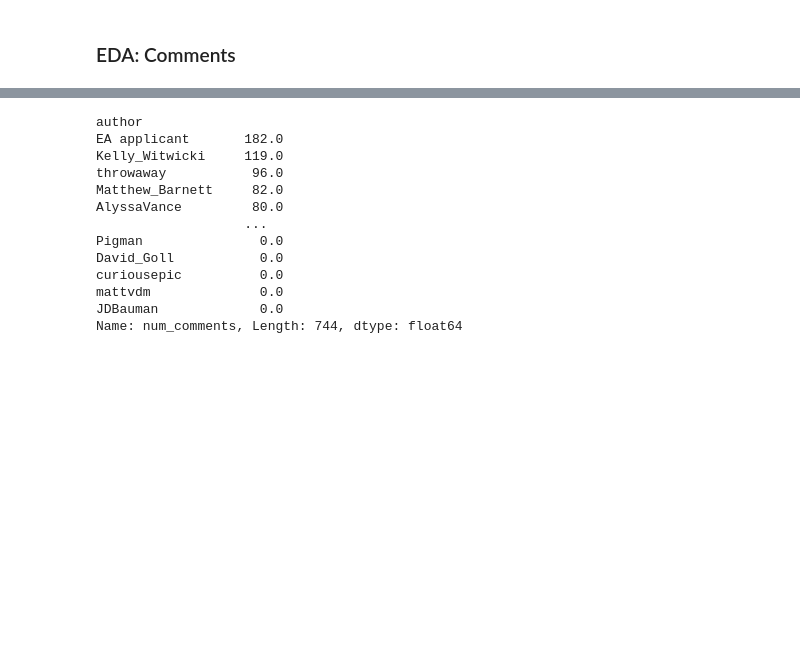
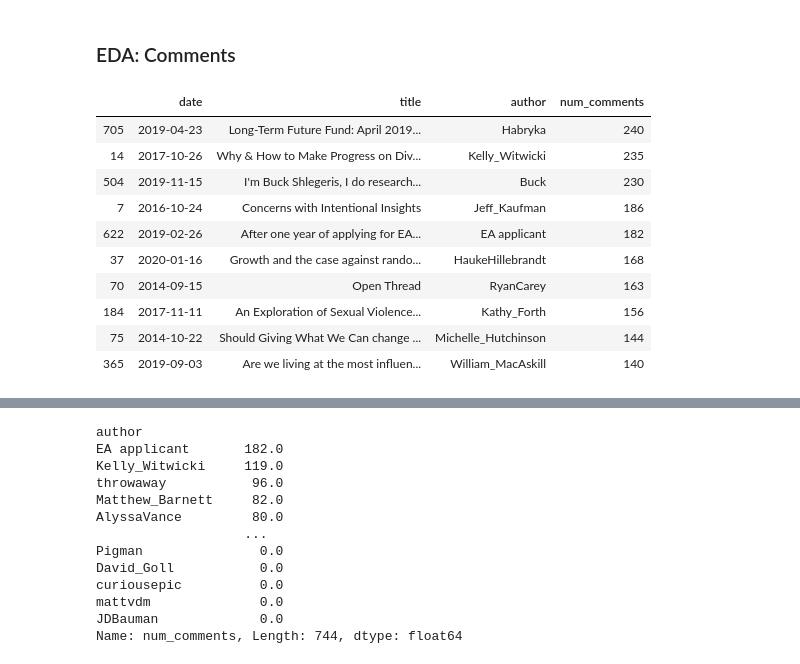
Before and after one commit to anishazaveri/ea_forum, a Jupyter notebook: src/eda/eaforum_eda.ipynb, the cells around one changed output, grey strips where cells are left out. Saved outputs shown, nothing was run; the diff lists cells and outputs as text; code cells hidden in the pictures; blank space fills up the shorter version.

Commit message:
edits for blog post

```diff
--- a/src/eda/eaforum_eda.ipynb
+++ b/src/eda/eaforum_eda.ipynb
@@ -74,0 +89,15 @@ df.to_csv('../../data/ea_forum/data_eaforum.csv')
+# %%
+posts_comments = df.sort_values(by='num_comments', ascending=False)[['date', 'title', 'author', 'num_comments']].head(10)
+posts_comments
+# %% [output]
+|  | date | title | author | num_comments |
+| 705 | 2019-04-23 | Long-Term Future Fund: April 2019... | Habryka | 240 |
+| 14 | 2017-10-26 | Why & How to Make Progress on Div... | Kelly_Witwicki | 235 |
+| 504 | 2019-11-15 | I'm Buck Shlegeris, I do research... | Buck | 230 |
+| 7 | 2016-10-24 | Concerns with Intentional Insights | Jeff_Kaufman | 186 |
+| 622 | 2019-02-26 | After one year of applying for EA... | EA applicant | 182 |
+| 37 | 2020-01-16 | Growth and the case against rando... | HaukeHillebrandt | 168 |
+| 70 | 2014-09-15 | Open Thread | RyanCarey | 163 |
+| 184 | 2017-11-11 | An Exploration of Sexual Violence... | Kathy_Forth | 156 |
+| 75 | 2014-10-22 | Should Giving What We Can change ... | Michelle_Hutchinson | 144 |
+| 365 | 2019-09-03 | Are we living at the most influen... | William_MacAskill | 140 |
```
Also changed, not shown: parts of 6 cells of this notebook, 5 other files.
